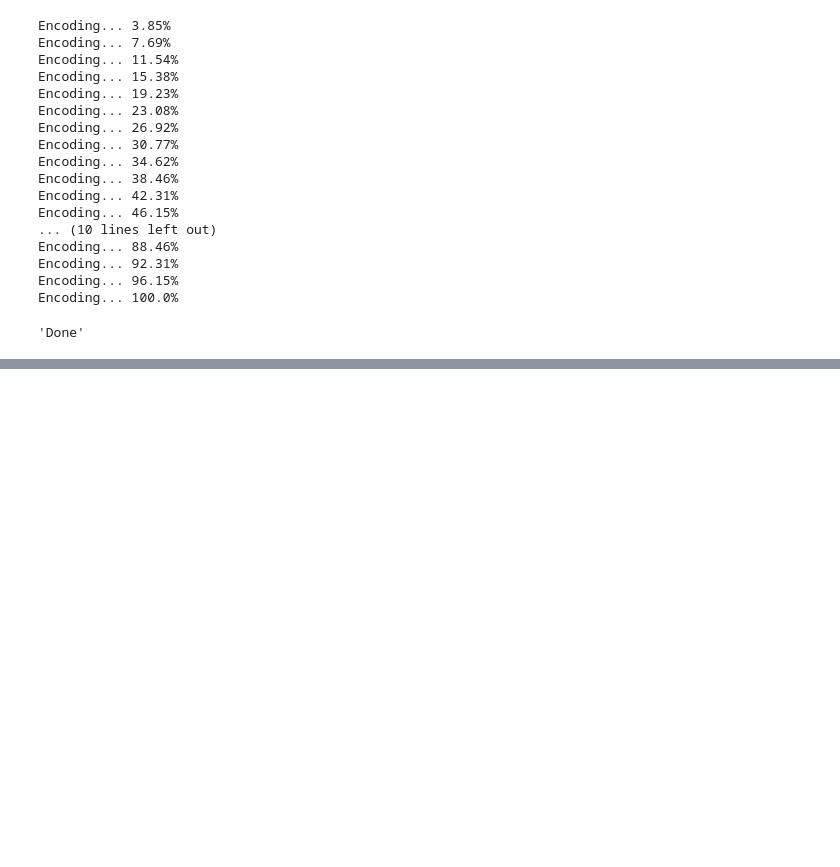
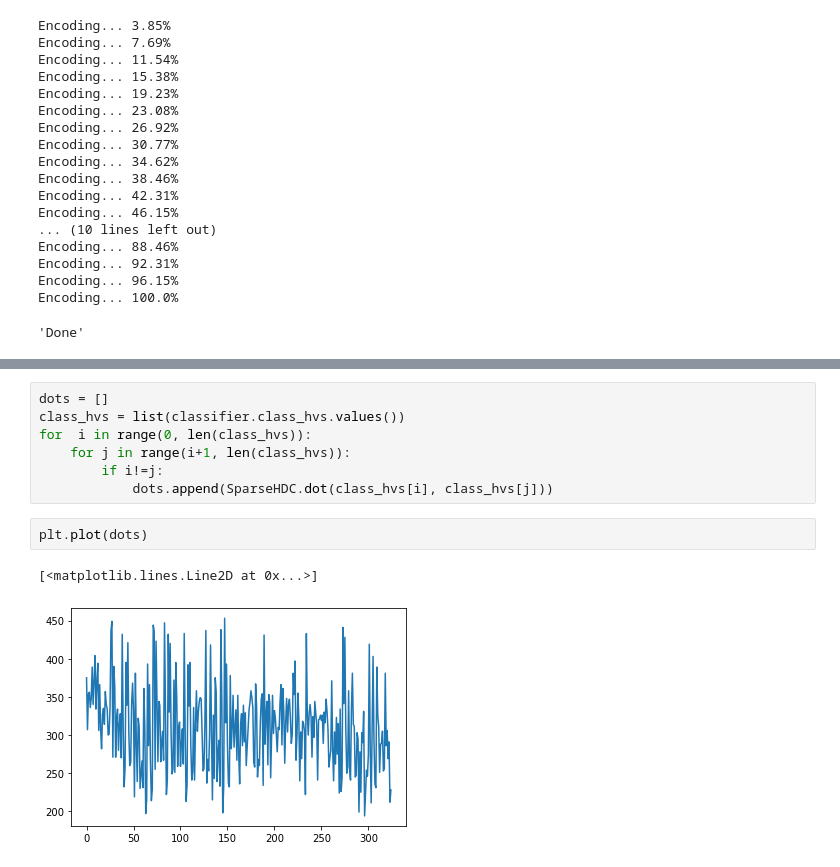
Before and after one commit to regonzalez26/sparse_hdc, a Jupyter notebook: acc_thr_test.ipynb, the cells around one changed output, grey strips where cells are left out. Cells and saved outputs as stored; diff of their text form; blank space fills up the shorter version.

```diff
--- a/acc_thr_test.ipynb
+++ b/acc_thr_test.ipynb
@@ -341,0 +391,12 @@ Mean sparsity: 2868.8233408143637
+# %%
+dots = []
+class_hvs = list(classifier.class_hvs.values())
+for  i in range(0, len(class_hvs)):
+    for j in range(i+1, len(class_hvs)):
+        if i!=j:
+            dots.append(SparseHDC.dot(class_hvs[i], class_hvs[j]))
+# %%
+plt.plot(dots)
+# %% [output]
+[<matplotlib.lines.Line2D at 0x...>]
+[figure, added]
```
Also changed, not shown: parts of 10 cells of this notebook, 2 other files.
